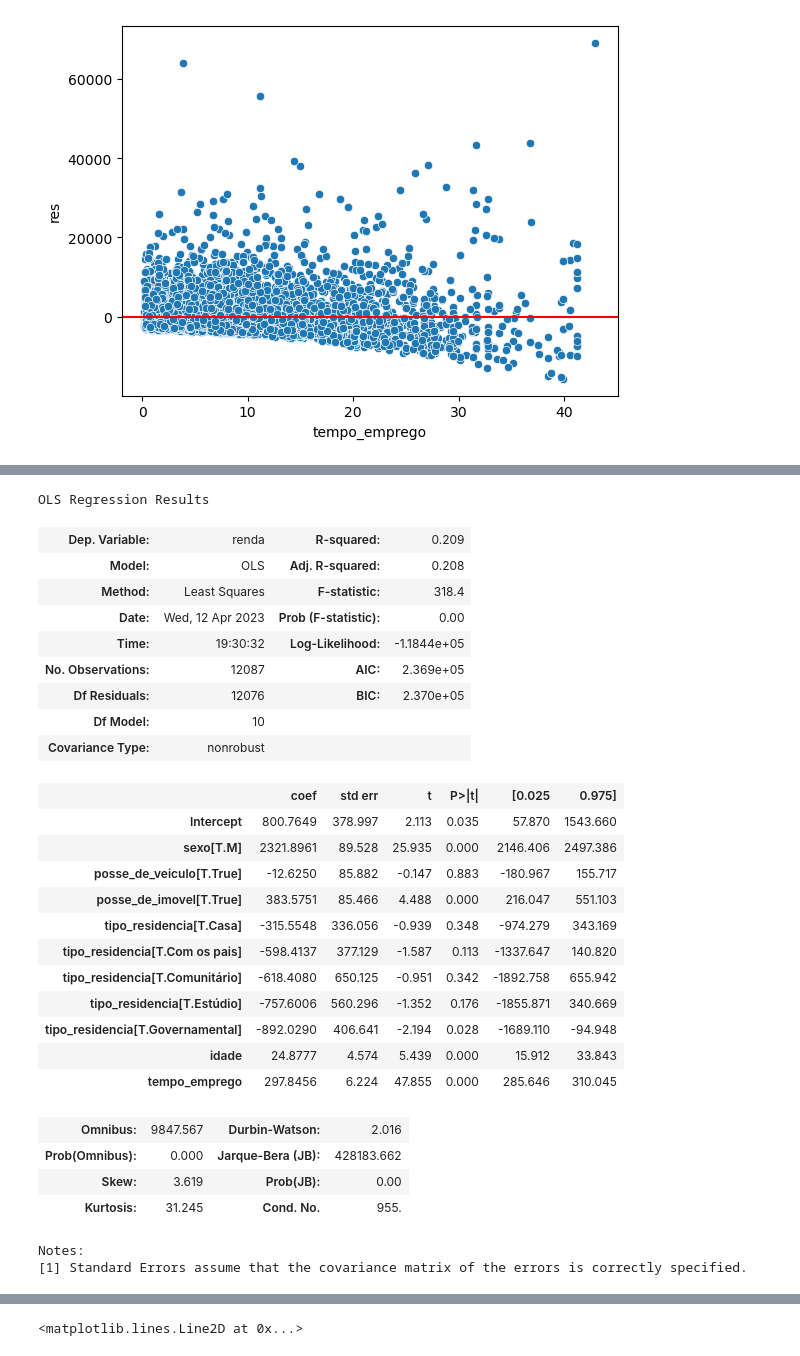
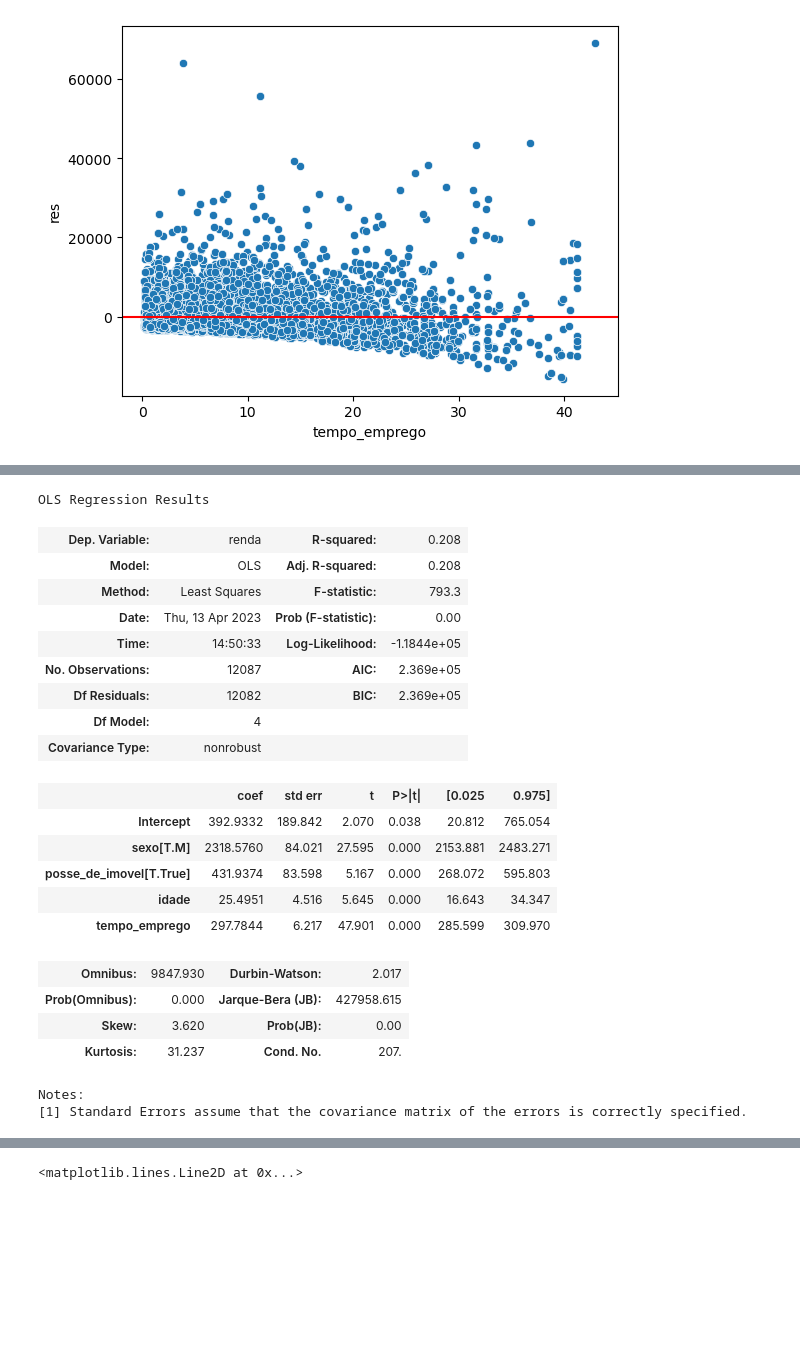
Before and after one commit to LucaScaldaferri/Curso_Cientista_de_Dados, a Jupyter notebook: Módulo 12 - Regressão I/Exercício 3/exercicio_modulo12_P3.ipynb, the cells around one changed output, grey strips where cells are left out. Cells and saved outputs as stored; diff of their text form; code cells hidden in the pictures; blank space fills up the shorter version.

```diff
--- a/Módulo 12 - Regressão I/Exercício 3/exercicio_modulo12_P3.ipynb
+++ b/Módulo 12 - Regressão I/Exercício 3/exercicio_modulo12_P3.ipynb
@@ -638,38 +632,33 @@ strong multicollinearity or other numerical problems.
 # %%
 # 3.4
 
 reg2 = smf.ols('''renda ~ sexo
-                    + posse_de_veiculo + posse_de_imovel
-                    + tipo_residencia + idade + tempo_emprego''',
+                    + posse_de_imovel
+                    + idade
+                    + tempo_emprego''',
                     data = previsao_renda).fit()
 
 reg2.summary()
 # %% [output]
 OLS Regression Results
-| Dep. Variable: | renda | R-squared: | 0.209 |
+| Dep. Variable: | renda | R-squared: | 0.208 |
 | Model: | OLS | Adj. R-squared: | 0.208 |
-| Method: | Least Squares | F-statistic: | 318.4 |
-| Date: | Wed, 12 Apr 2023 | Prob (F-statistic): | 0.00 |
-| Time: | 19:30:32 | Log-Likelihood: | -1.1844e+05 |
+| Method: | Least Squares | F-statistic: | 793.3 |
+| Date: | Thu, 13 Apr 2023 | Prob (F-statistic): | 0.00 |
+| Time: | 14:50:33 | Log-Likelihood: | -1.1844e+05 |
 | No. Observations: | 12087 | AIC: | 2.369e+05 |
-| Df Residuals: | 12076 | BIC: | 2.370e+05 |
-| Df Model: | 10 |  |  |
+| Df Residuals: | 12082 | BIC: | 2.369e+05 |
+| Df Model: | 4 |  |  |
 | Covariance Type: | nonrobust |  |  |
 |  | coef | std err | t | P>|t| | [0.025 | 0.975] |
-| Intercept | 800.7649 | 378.997 | 2.113 | 0.035 | 57.870 | 1543.660 |
-| sexo[T.M] | 2321.8961 | 89.528 | 25.935 | 0.000 | 2146.406 | 2497.386 |
-| posse_de_veiculo[T.True] | -12.6250 | 85.882 | -0.147 | 0.883 | -180.967 | 155.717 |
-| posse_de_imovel[T.True] | 383.5751 | 85.466 | 4.488 | 0.000 | 216.047 | 551.103 |
-| tipo_residencia[T.Casa] | -315.5548 | 336.056 | -0.939 | 0.348 | -974.279 | 343.169 |
-| tipo_residencia[T.Com os pais] | -598.4137 | 377.129 | -1.587 | 0.113 | -1337.647 | 140.820 |
-| tipo_residencia[T.Comunitário] | -618.4080 | 650.125 | -0.951 | 0.342 | -1892.758 | 655.942 |
-| tipo_residencia[T.Estúdio] | -757.6006 | 560.296 | -1.352 | 0.176 | -1855.871 | 340.669 |
-| tipo_residencia[T.Governamental] | -892.0290 | 406.641 | -2.194 | 0.028 | -1689.110 | -94.948 |
-| idade | 24.8777 | 4.574 | 5.439 | 0.000 | 15.912 | 33.843 |
-| tempo_emprego | 297.8456 | 6.224 | 47.855 | 0.000 | 285.646 | 310.045 |
+| Intercept | 392.9332 | 189.842 | 2.070 | 0.038 | 20.812 | 765.054 |
+| sexo[T.M] | 2318.5760 | 84.021 | 27.595 | 0.000 | 2153.881 | 2483.271 |
+| posse_de_imovel[T.True] | 431.9374 | 83.598 | 5.167 | 0.000 | 268.072 | 595.803 |
+| idade | 25.4951 | 4.516 | 5.645 | 0.000 | 16.643 | 34.347 |
+| tempo_emprego | 297.7844 | 6.217 | 47.901 | 0.000 | 285.599 | 309.970 |
-| Omnibus: | 9847.567 | Durbin-Watson: | 2.016 |
-| Prob(Omnibus): | 0.000 | Jarque-Bera (JB): | 428183.662 |
-| Skew: | 3.619 | Prob(JB): | 0.00 |
-| Kurtosis: | 31.245 | Cond. No. | 955. |
+| Omnibus: | 9847.930 | Durbin-Watson: | 2.017 |
+| Prob(Omnibus): | 0.000 | Jarque-Bera (JB): | 427958.615 |
+| Skew: | 3.620 | Prob(JB): | 0.00 |
+| Kurtosis: | 31.237 | Cond. No. | 207. |
 Notes:
 [1] Standard Errors assume that the covariance matrix of the errors is correctly specified.
```
Also changed, not shown: parts of 16 cells of this notebook.
